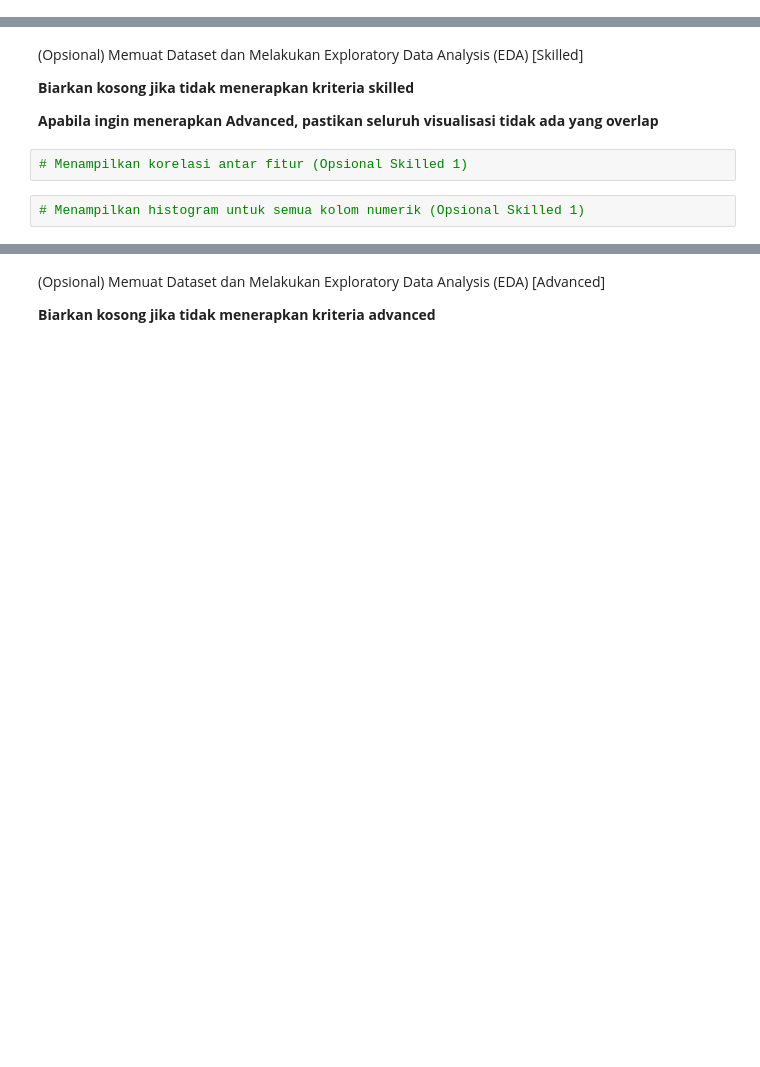
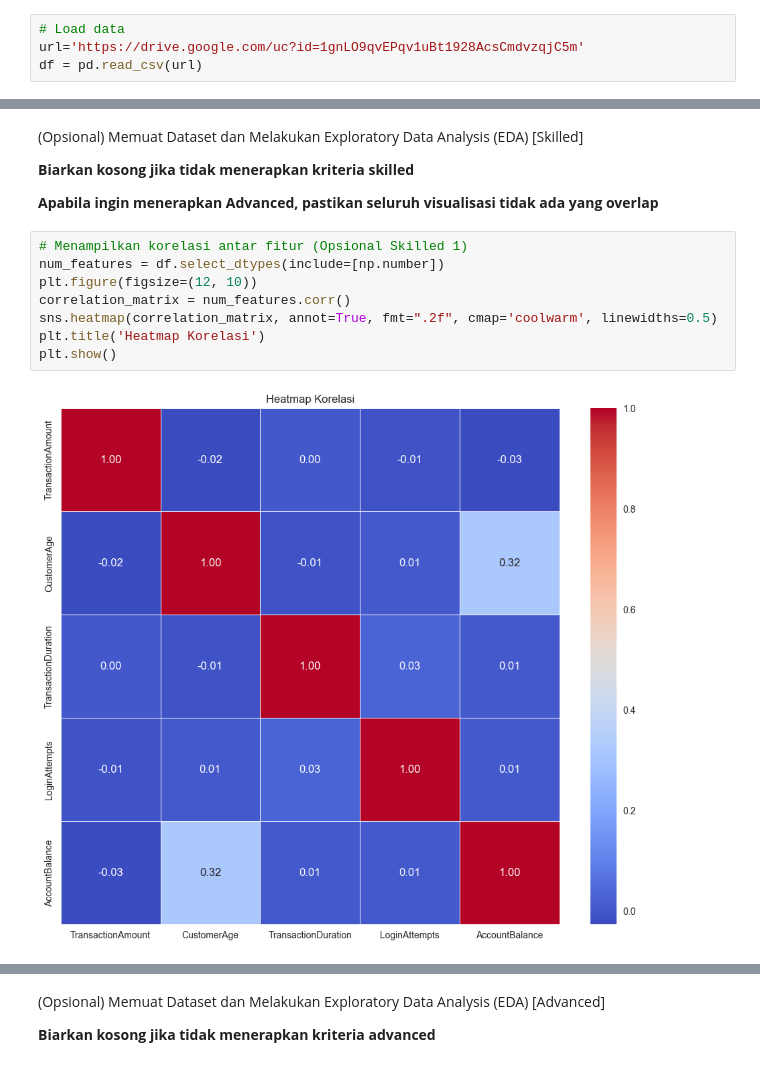
Before and after one commit to redomeire/banking-ml, a Jupyter notebook: [Clustering]_Submission_Akhir_BMLP_Redomeire.ipynb, the cells around one changed output, grey strips where cells are left out. Cells and saved outputs as stored; diff of their text form; blank space fills up the shorter version.

Commit message:
feat: update notebook and add edited data files

```diff
--- a/[Clustering]_Submission_Akhir_BMLP_Redomeire.ipynb
+++ b/[Clustering]_Submission_Akhir_BMLP_Redomeire.ipynb
@@ -69,2 +77,6 @@ Kriteria 1 akan diterima ketika Anda menggunakan fungsi yang diminta tanpa menam
+# %%
+# Load data
+url='https://drive.google.com/uc?id=1gnLO9qvEPqv1uBt1928AcsCmdvzqjC5m'
+df = pd.read_csv(url)
 # %%
 # Tampilkan 5 baris pertama dengan function head.
@@ -78,7 +128,13 @@ Kriteria 1 akan diterima ketika Anda menggunakan fungsi yang diminta tanpa menam
 **Biarkan kosong jika tidak menerapkan kriteria skilled**
 
 **Apabila ingin menerapkan Advanced, pastikan seluruh visualisasi tidak ada yang overlap**
-# %%
-# Menampilkan korelasi antar fitur (Opsional Skilled 1)
-# %%
-# Menampilkan histogram untuk semua kolom numerik (Opsional Skilled 1)
+# %%
+# Menampilkan korelasi antar fitur (Opsional Skilled 1)
+num_features = df.select_dtypes(include=[np.number])
+plt.figure(figsize=(12, 10))
+correlation_matrix = num_features.corr()
+sns.heatmap(correlation_matrix, annot=True, fmt=".2f", cmap='coolwarm', linewidths=0.5)
+plt.title('Heatmap Korelasi')
+plt.show()
+# %% [output]
+[figure, added]
```
Also changed, not shown: parts of 15 cells of this notebook, 2 other files.
